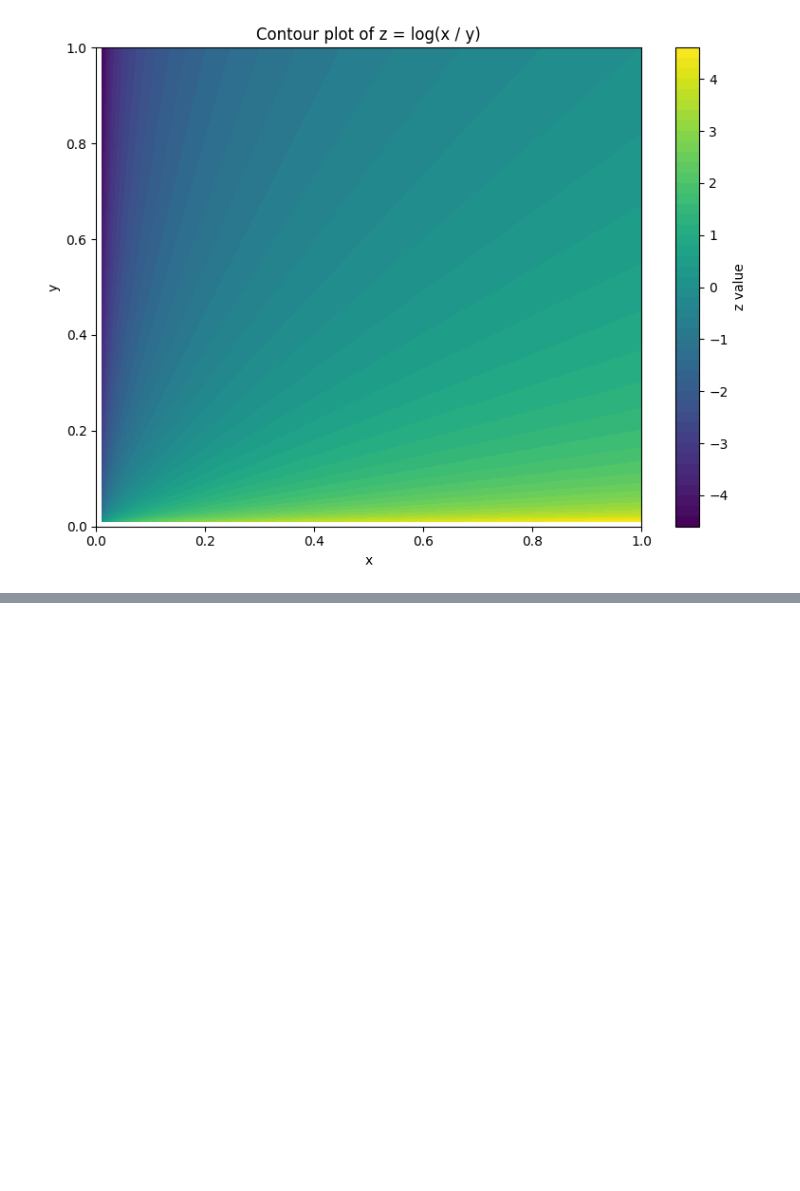
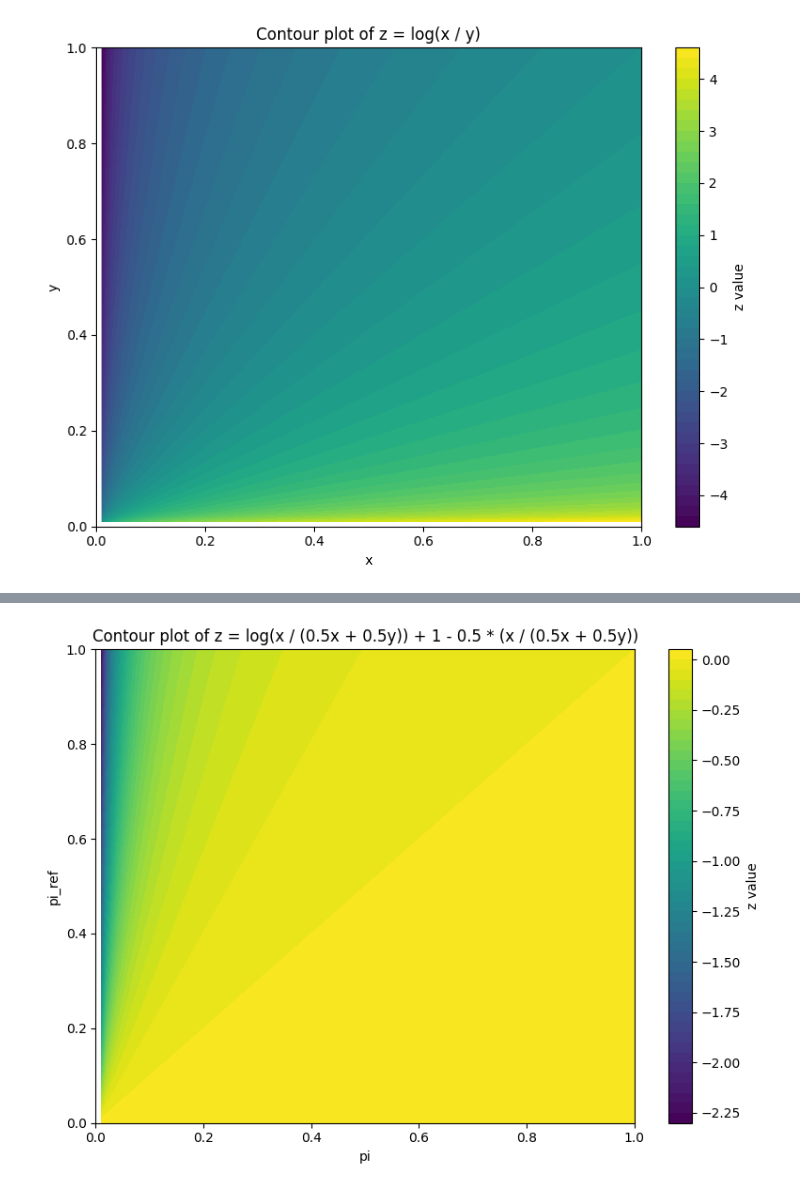
Before and after one commit to ShuoZheLi/distribution_matching, a Jupyter notebook: skl_variance.ipynb, the cells around one changed output, grey strips where cells are left out. Cells and saved outputs as stored; diff of their text form; code cells hidden in the pictures; blank space fills up the shorter version.

```diff
--- a/skl_variance.ipynb
+++ b/skl_variance.ipynb
@@ -116,0 +155,41 @@ plt.show()
+# %%
+# Define ranges for x and y
+x = np.linspace(0, 1, 100)
+y = np.linspace(0, 1, 100)
+X, Y = np.meshgrid(x, y)
+
+alpha = 0.8
+
+# John Schulman skl的gradient 图
+
+# Compute z
+Z = np.log(X / (alpha * X + (1-alpha) * Y)) + 1 - alpha * (X / (alpha * X + (1-alpha) * Y)) - 1 + alpha
+
+# Z = np.log(X / Y)
+
+# Plotting
+# fig = plt.figure(figsize=(10, 7))
+# ax = fig.add_subplot(111, projection='3d')
+# ax.plot_surface(X, Y, Z, cmap='viridis')
+# ax.set_xlabel('x')
+# ax.set_ylabel('y')
+# ax.set_zlabel('z')
+# ax.set_title('3D plot of z = log(x / (0.8x + 0.2y)) + 1 - 0.8 * (x / (0.8x + 0.2y))')
+
+# plt.tight_layout()
+# plt.show()
+
+# Create a contour plot of the same function
+fig, ax = plt.subplots(figsize=(8, 6))
+contour = ax.contourf(X, Y, Z, levels=50, cmap='viridis')
+cbar = plt.colorbar(contour)
+cbar.set_label('z value')
+
+ax.set_xlabel('pi')
+ax.set_ylabel('pi_ref')
+ax.set_title('Contour plot of z = log(x / (0.5x + 0.5y)) + 1 - 0.5 * (x / (0.5x + 0.5y))')
+
+plt.tight_layout()
+plt.show()
+# %% [output]
+[figure, added]
```
Also changed, not shown: parts of 3 cells of this notebook, 1 other file.
